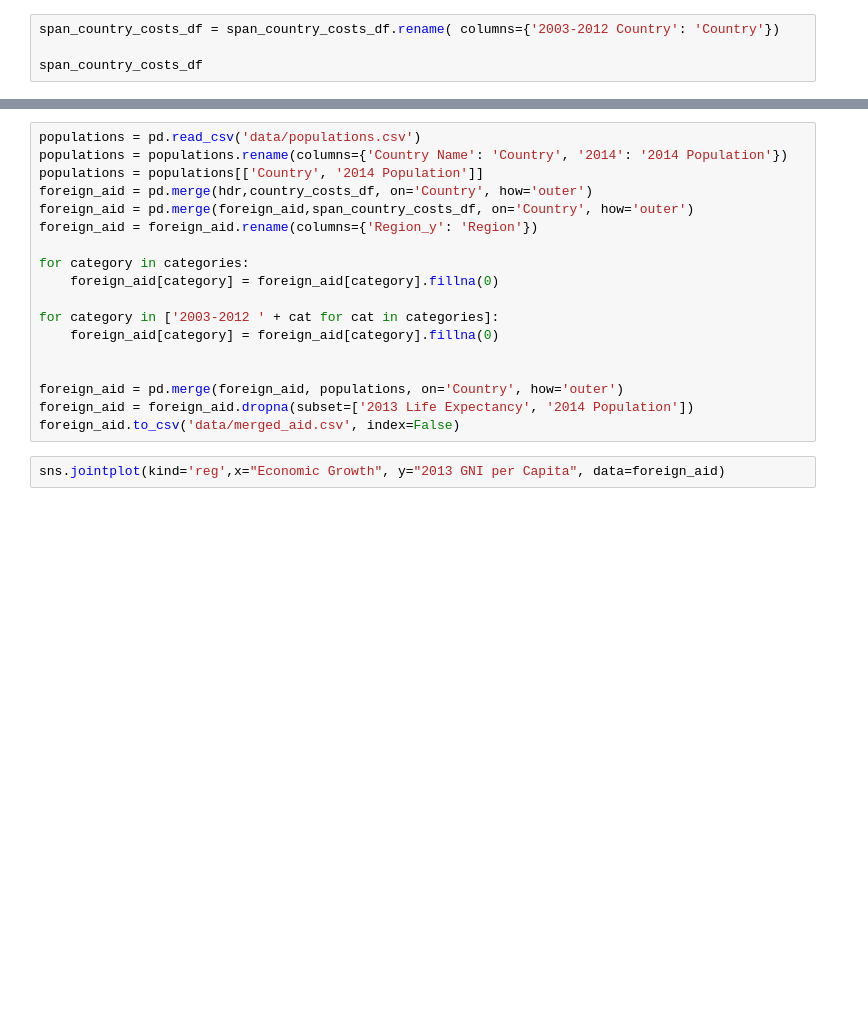
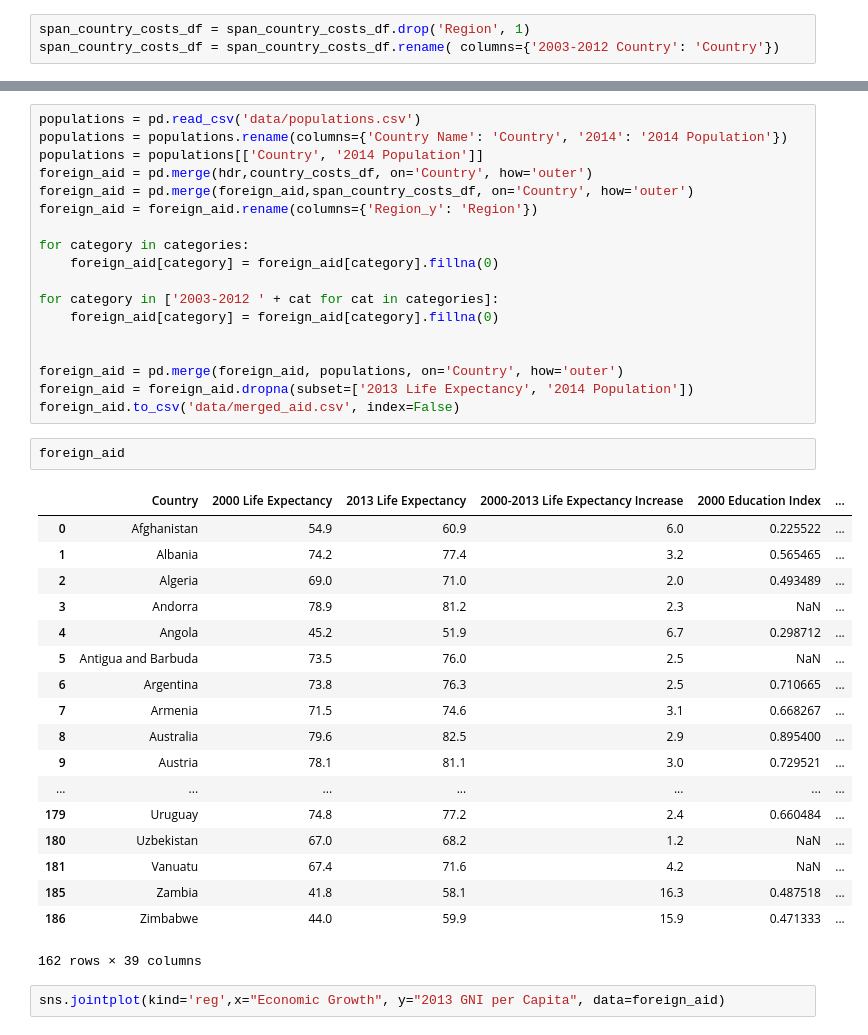
Before and after one commit to ds-proto/ds-proto.github.io, a Jupyter notebook: US_aid.ipynb, the cells around one changed output, grey strips where cells are left out. Drawn from its saved outputs; the diff is of its cells as text; blank space fills up the shorter version.

Commit message:
Use regions from 2014 only

```diff
--- a/US_aid.ipynb
+++ b/US_aid.ipynb
@@ -175,6 +175,5 @@ span_country_costs_df
 # %%
 span_country_costs_df.columns = ['2003-2012 ' + col for col in span_country_costs_df.columns]
 # %%
+span_country_costs_df = span_country_costs_df.drop('Region', 1)
 span_country_costs_df = span_country_costs_df.rename( columns={'2003-2012 Country': 'Country'})
-
-span_country_costs_df
@@ -248,6 +252,27 @@ for category in ['2003-2012 ' + cat for cat in categories]:
 foreign_aid = pd.merge(foreign_aid, populations, on='Country', how='outer')
 foreign_aid = foreign_aid.dropna(subset=['2013 Life Expectancy', '2014 Population'])
 foreign_aid.to_csv('data/merged_aid.csv', index=False)
+# %%
+foreign_aid
+# %% [output]
+|  | Country | 2000 Life Expectancy | 2013 Life Expectancy | 2000-2013 Life Expectancy Increase | 2000 Education Index | ... |
+| 0 | Afghanistan | 54.9 | 60.9 | 6.0 | 0.225522 | ... |
+| 1 | Albania | 74.2 | 77.4 | 3.2 | 0.565465 | ... |
+| 2 | Algeria | 69.0 | 71.0 | 2.0 | 0.493489 | ... |
+| 3 | Andorra | 78.9 | 81.2 | 2.3 | NaN | ... |
+| 4 | Angola | 45.2 | 51.9 | 6.7 | 0.298712 | ... |
+| 5 | Antigua and Barbuda | 73.5 | 76.0 | 2.5 | NaN | ... |
+| 6 | Argentina | 73.8 | 76.3 | 2.5 | 0.710665 | ... |
+| 7 | Armenia | 71.5 | 74.6 | 3.1 | 0.668267 | ... |
+| 8 | Australia | 79.6 | 82.5 | 2.9 | 0.895400 | ... |
+| 9 | Austria | 78.1 | 81.1 | 3.0 | 0.729521 | ... |
+| ... | ... | ... | ... | ... | ... | ... |
+| 179 | Uruguay | 74.8 | 77.2 | 2.4 | 0.660484 | ... |
+| 180 | Uzbekistan | 67.0 | 68.2 | 1.2 | NaN | ... |
+| 181 | Vanuatu | 67.4 | 71.6 | 4.2 | NaN | ... |
+| 185 | Zambia | 41.8 | 58.1 | 16.3 | 0.487518 | ... |
+| 186 | Zimbabwe | 44.0 | 59.9 | 15.9 | 0.471333 | ... |
+162 rows × 39 columns
 # %%
 sns.jointplot(kind='reg',x="Economic Growth", y="2013 GNI per Capita", data=foreign_aid)
 # %% [output]
```
Also changed, not shown: parts of 2 cells of this notebook, 1 other file.
